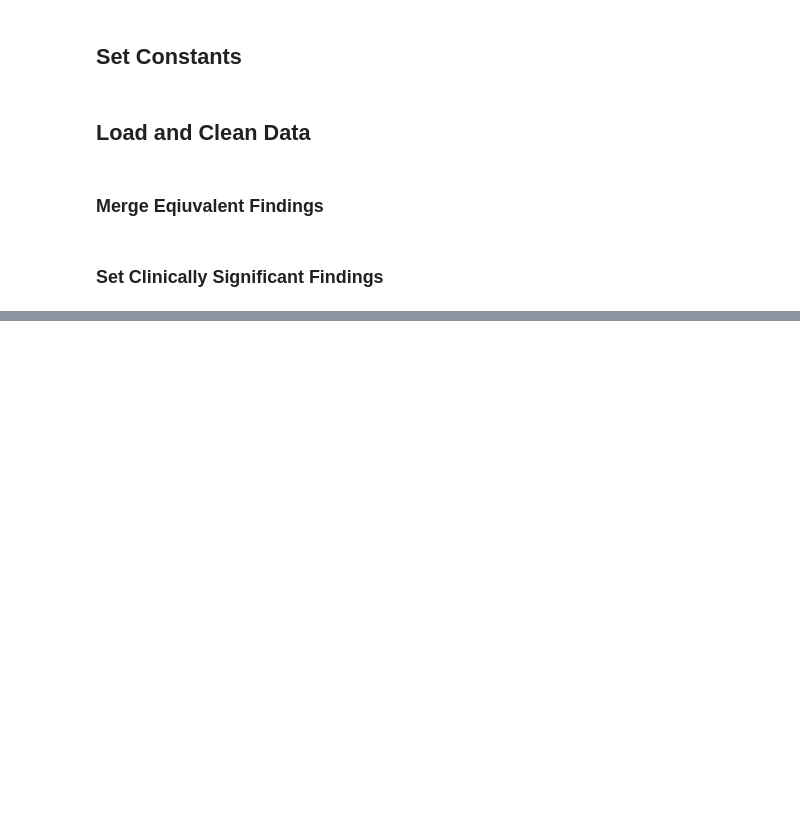
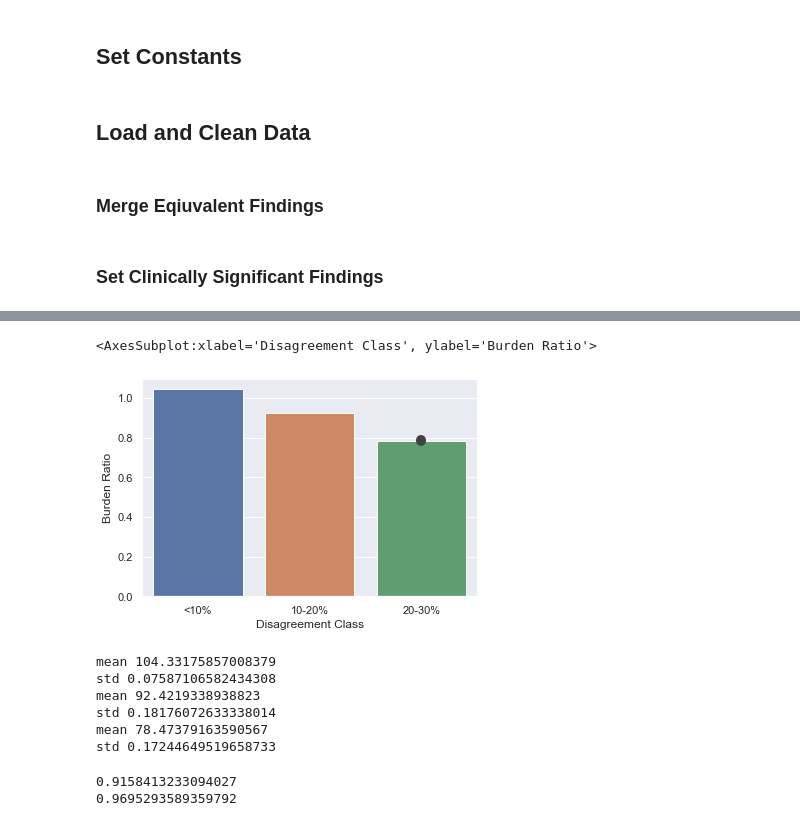
Before and after one commit to morgsmss7/RadAI_Usage, a Jupyter notebook: notebooks/Burden_Comparison_Demo.ipynb, the cells around one changed output, grey strips where cells are left out. Drawn from its saved outputs; the diff is of its cells as text; code cells hidden in the pictures; blank space fills up the shorter version.

```diff
--- a/notebooks/Burden_Comparison_Demo.ipynb
+++ b/notebooks/Burden_Comparison_Demo.ipynb
@@ -106,0 +294,39 @@ avg_ratio / 10
+# %%
+df_dis = pd.DataFrame(np.array([dis_s, dis_ratios, trials]).T, columns = ['Disagreement Class', 'Burden Ratio', 'Trial'])
+df_dis['Burden Ratio'] = df_dis['Burden Ratio'].astype(float)
+sns.barplot(data=df_dis, x='Disagreement Class', y='Burden Ratio', errwidth=10)
+# %% [output]
+<AxesSubplot:xlabel='Disagreement Class', ylabel='Burden Ratio'>
+[figure, added]
+# %%
+for dis_name in dis_names:
+    print('mean', df_dis[df_dis['Disagreement Class'] == dis_name]['Burden Ratio'].mean()*100)
+    print('std', df_dis[df_dis['Disagreement Class'] == dis_name]['Burden Ratio'].std()*100)
+# %% [output]
+mean 104.33175857008379
+std 0.07587106582434308
+mean 92.4219338938823
+std 0.18176072633338014
+mean 78.47379163590567
+std 0.17244649519658733
+# %%
+TPR_f50_70 = list(finding_stats[finding_stats['Diagnostic TPR 0.5-0.7']]['Finding'])
+TPR_f70 = list(finding_stats[finding_stats['Diagnostic TPR >0.7']]['Finding'])
+TPR_f_list = [TPR_f50_70, TPR_f70]
+TPR_f_names = ['50-70%', '>70%']
+TPR_fs = []
+TPR_f_ratios = []
+trials = []
+
+for (TPR_f_class, TPR_f_name) in zip(TPR_f_list, TPR_f_names):
+    avg_ratio = 0
+    for i in range(10):
+        TPR_fs.append(TPR_f_name)
+        trials.append(i)
+        ratio = utils.pipeline_comparison(data, 0.8, 0.03, 0.05, TPR_f_class, sig_findings, constants, print_it=False)
+        TPR_f_ratios.append(ratio)
+        avg_ratio += ratio
+    #print(avg_ratio / 10)
+# %% [output]
+0.9158413233094027
+0.9695293589359792
```
Also changed, not shown: parts of 47 cells of this notebook, 1 other file.
